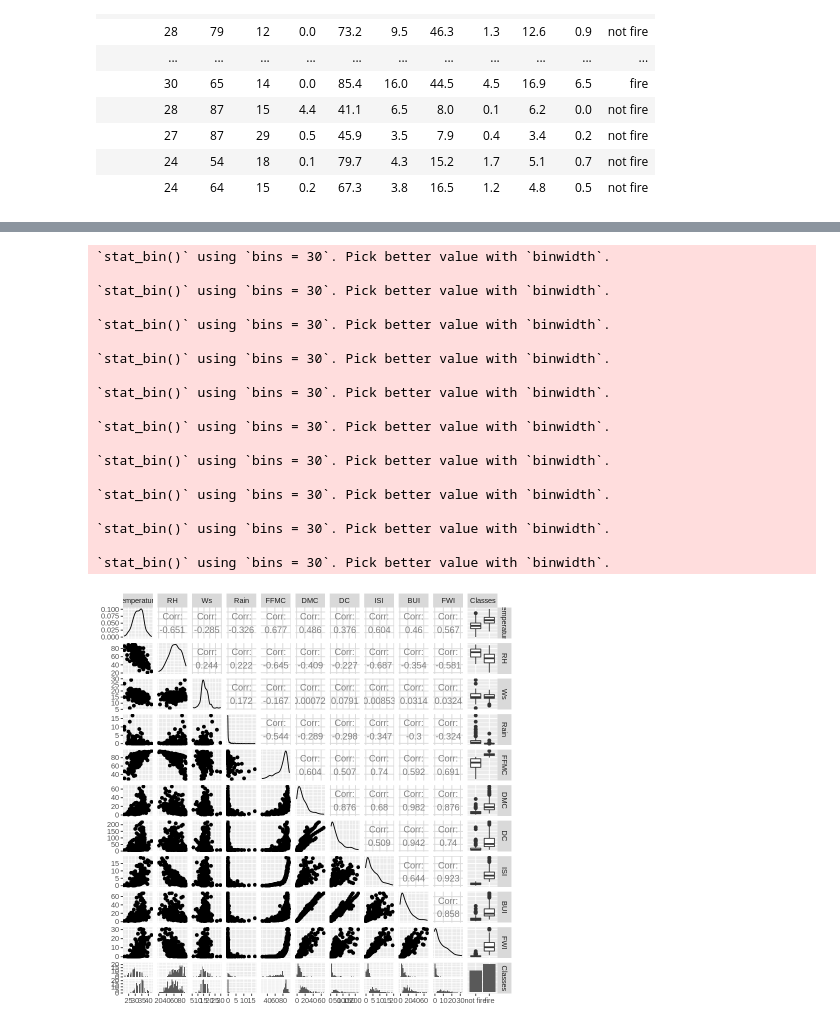
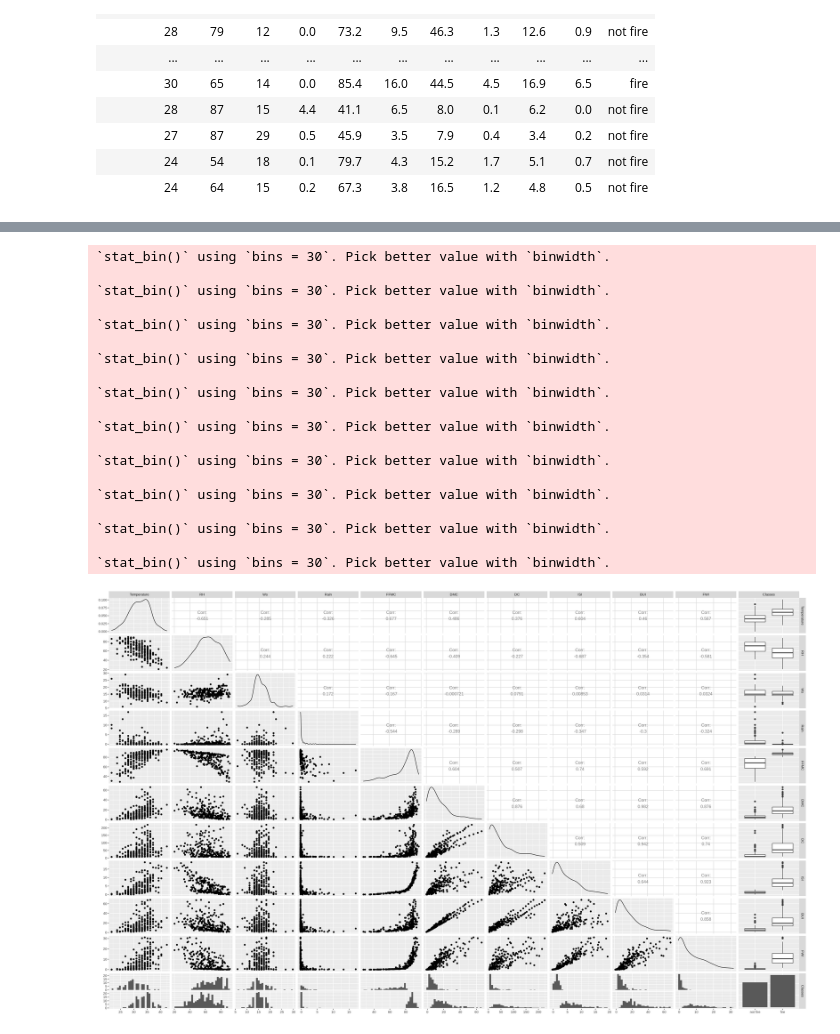
Before and after one commit to missarah96/Algerian_Forest_Fires_Analysis, a Jupyter notebook: Forest_Fire_Project.ipynb, the cells around one changed output, grey strips where cells are left out. Cells and saved outputs as stored; diff of their text form; code cells hidden in the pictures.

```diff
--- a/Forest_Fire_Project.ipynb
+++ b/Forest_Fire_Project.ipynb
@@ -115,26 +89,28 @@ vacc_plot
 # %%
+options(repr.plot.width=25, repr.plot.height=15)
 correlation_graph <- forest_fire %>%
-    ggpairs(columns = 1:11)
+    ggpairs((columns = 1:11))
+
+
 correlation_graph
-#test comment
 # %% [output]
 `stat_bin()` using `bins = 30`. Pick better value with `binwidth`.
 
 `stat_bin()` using `bins = 30`. Pick better value with `binwidth`.
 
 `stat_bin()` using `bins = 30`. Pick better value with `binwidth`.
 
 `stat_bin()` using `bins = 30`. Pick better value with `binwidth`.
 
 `stat_bin()` using `bins = 30`. Pick better value with `binwidth`.
 
 `stat_bin()` using `bins = 30`. Pick better value with `binwidth`.
 
 `stat_bin()` using `bins = 30`. Pick better value with `binwidth`.
 
 `stat_bin()` using `bins = 30`. Pick better value with `binwidth`.
 
 `stat_bin()` using `bins = 30`. Pick better value with `binwidth`.
 
 `stat_bin()` using `bins = 30`. Pick better value with `binwidth`.
-[figure, old version]
+[figure, new version]
```
Also changed, not shown: parts of 2 cells of this notebook.
